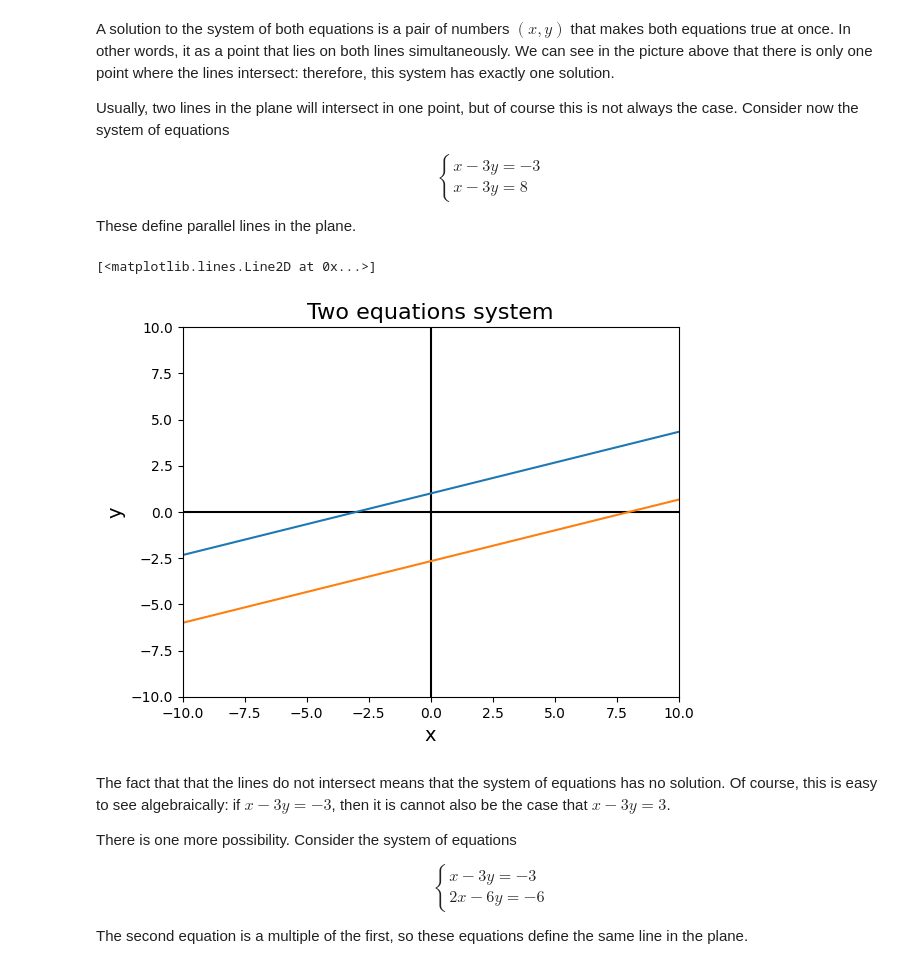
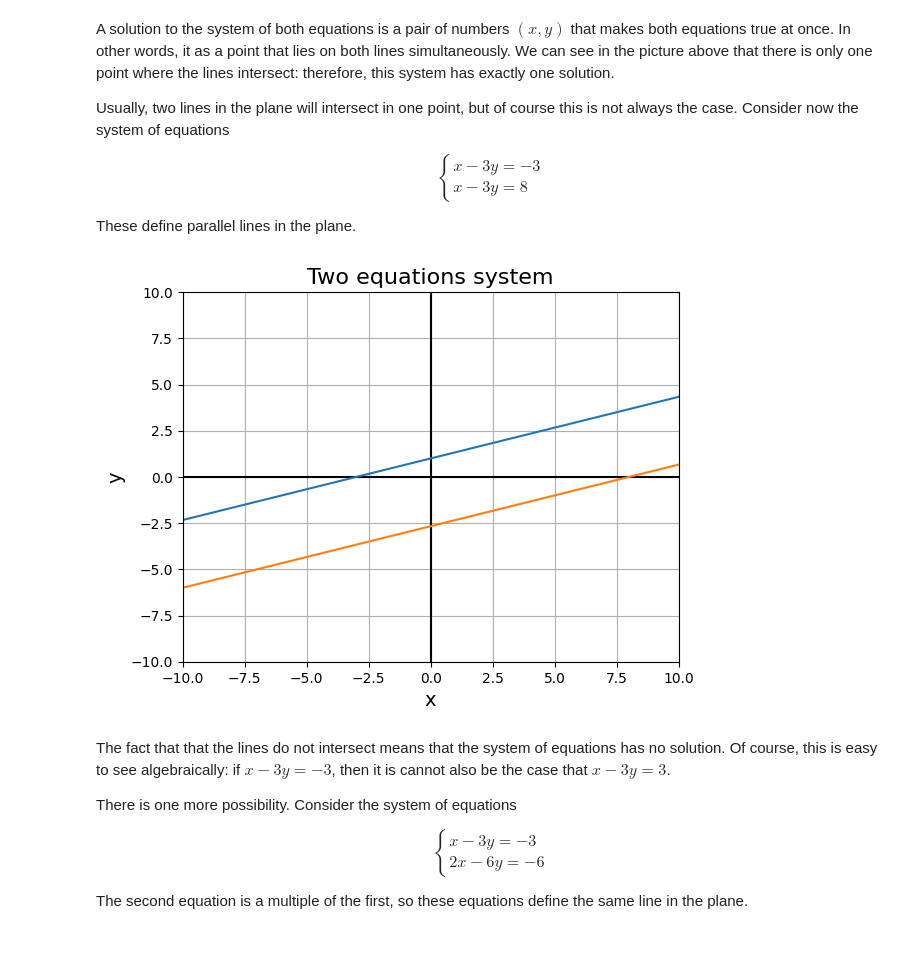
Before and after one commit to lorenzo-arcioni/MachineLearning-training, a Jupyter notebook: Linear Algebra/linear_algebra.ipynb, the cells around one changed output. Saved outputs shown, nothing was run; the diff lists cells and outputs as text; code cells hidden in the pictures.

```diff
--- a/Linear Algebra/linear_algebra.ipynb
+++ b/Linear Algebra/linear_algebra.ipynb
@@ -831,30 +851,31 @@ These define parallel lines in the plane.
 # %%
 import matplotlib.pyplot as plt
 import numpy as np
 
 plt.title('Two equations system', fontsize=16)
 plt.ylabel('y', fontsize=14)
 plt.xlabel('x', fontsize=14)
 plt.xlim(-10, 10)
 plt.ylim(-10, 10)
 
 plt.plot([0, 0], [-10, 10], 'k')
 plt.plot([10, -10], [0, 0], 'k')
 
 # Plot the first equation graph
 x1 = np.linspace(-10, 10, 100)
 y1 = x1/3 + 1
 
 plt.plot(x1, y1)
 
 # Plot the second equation graph
 x2 = np.linspace(-10, 10, 100)
 y2 = (x2 - 8)/3
 
 plt.plot(x2, y2)
+plt.grid()
+plt.show()
 # %% [output]
-[<matplotlib.lines.Line2D at 0x...>]
-[figure, old version]
+[figure, new version]
 # %% [markdown]
 The fact that that the lines do not intersect means that the system of equations has no solution. Of course, this is easy to see algebraically: if $x − 3y = − 3$,
 then it is cannot also be the case that $x − 3 y = 3$.
```
Also changed, not shown: parts of 7 cells of this notebook.
